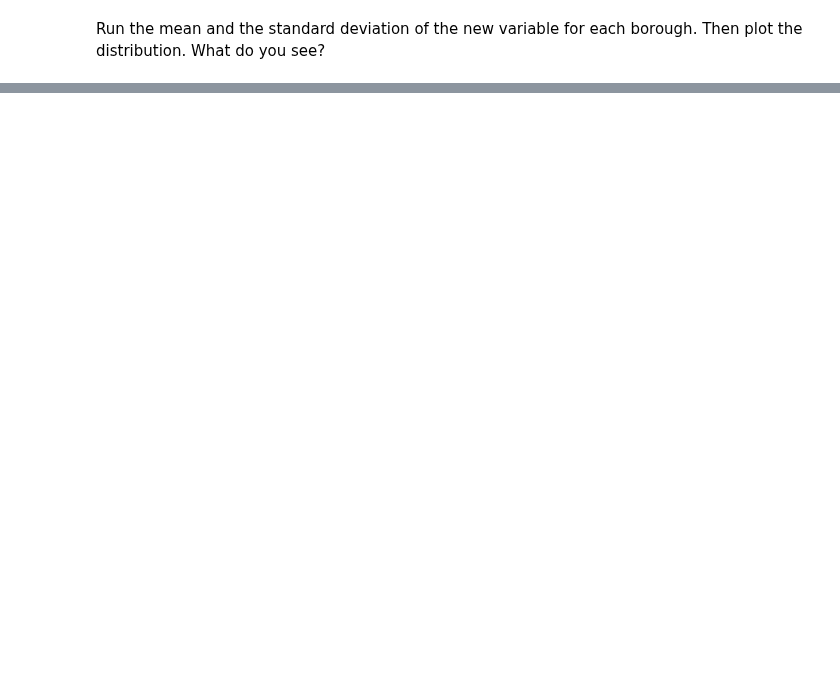
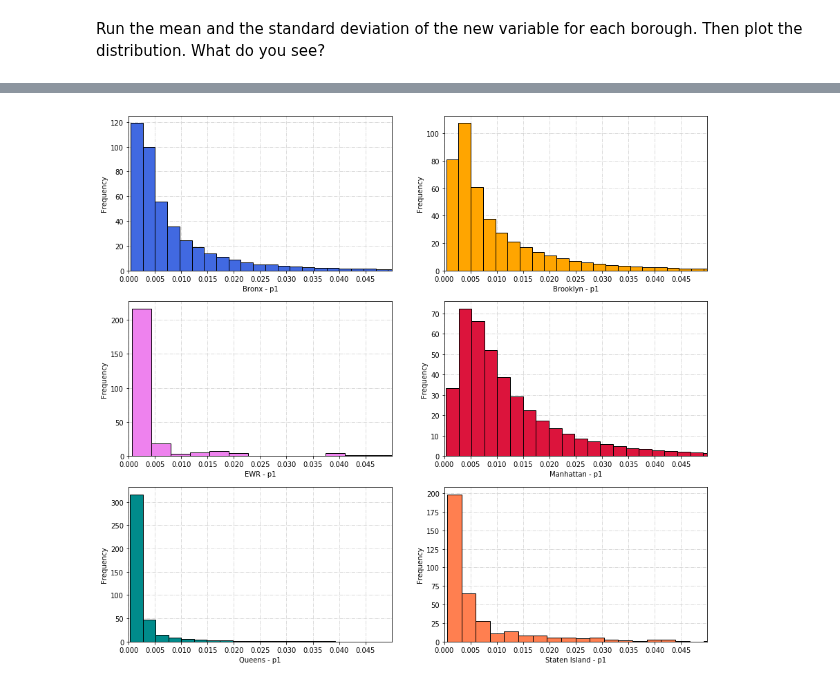
Before and after one commit to dusicastepic/ADMSecondHomework, a Jupyter notebook: CQ1.ipynb, the cells around one changed output, grey strips where cells are left out. Cells and saved outputs as stored; diff of their text form; code cells hidden in the pictures; blank space fills up the shorter version.

```diff
--- a/CQ1.ipynb
+++ b/CQ1.ipynb
@@ -73,0 +88,6 @@ mean
+# %%
+# Create a new colum P1 = P/T
+df['p1'] = df['price_per_mile'] / df['trip_duration']
+# %%
+# reload borough
+boro_dict = functions.make_boro_dict(df, borough_lst)
@@ -73,0 +105,5 @@ mean
+# %%
+#plot p1 for each borough
+functions.plot_p1 (boro_dict, borough_lst)
+# %% [output]
+[figure, added]
```
Also changed, not shown: parts of 20 cells of this notebook.
